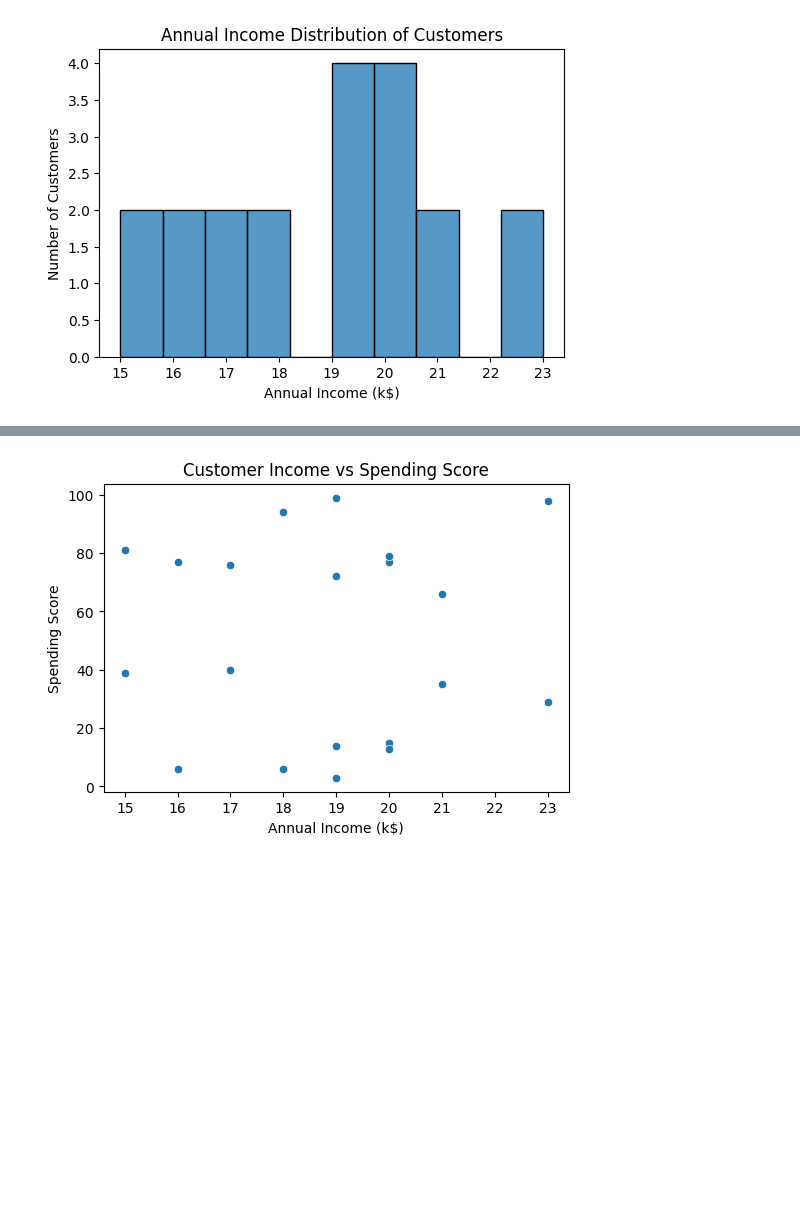
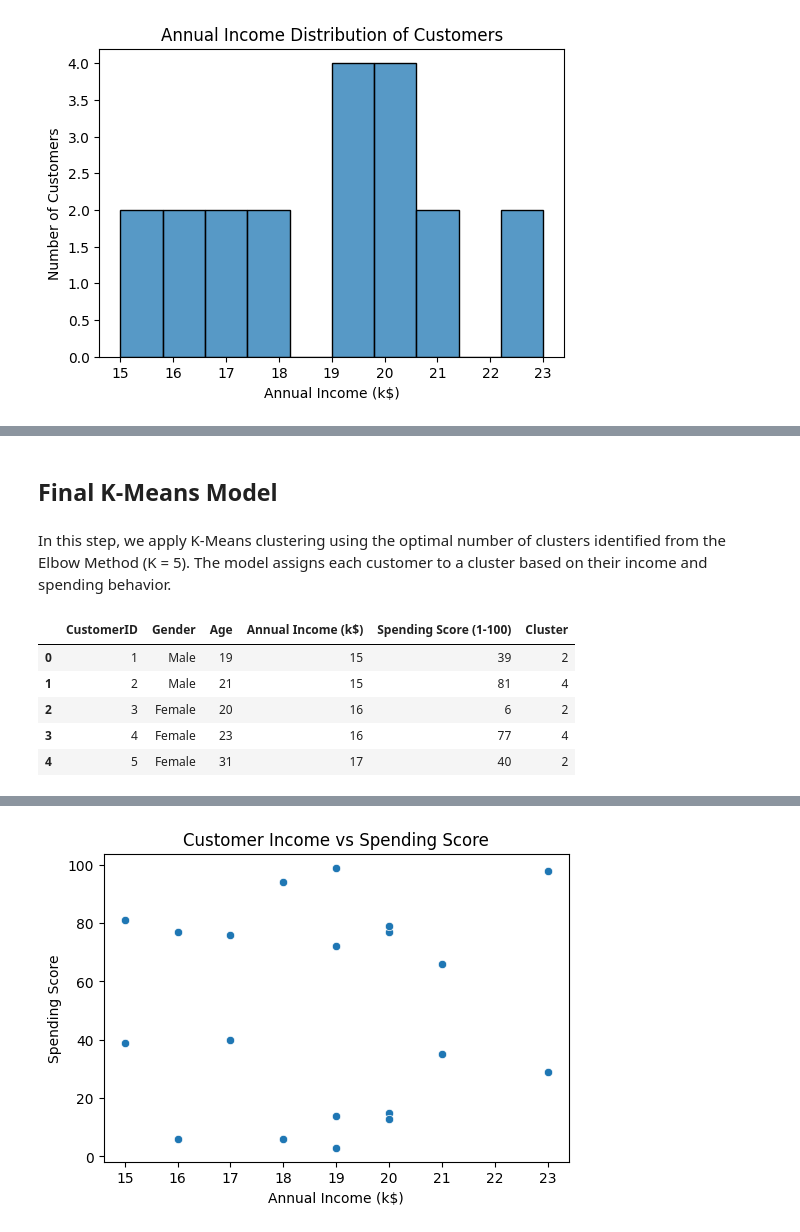
Before and after one commit to eyda-ai/customer-segmentation-capstone, a Jupyter notebook: customer_segmentation.ipynb, the cells around one changed output, grey strips where cells are left out. Saved outputs shown, nothing was run; the diff lists cells and outputs as text; code cells hidden in the pictures; blank space fills up the shorter version.

```diff
--- a/customer_segmentation.ipynb
+++ b/customer_segmentation.ipynb
@@ -71,0 +85,30 @@ plt.show()
+# %% [markdown]
+## Final K-Means Model
+# %% [markdown]
+In this step, we apply K-Means clustering using the optimal number of clusters identified from the Elbow Method (K = 5). The model assigns each customer to a cluster based on their income and spending behavior.
+# %%
+from sklearn.preprocessing import StandardScaler
+from sklearn.cluster import KMeans
+
+# Select features
+X = df[['Annual Income (k$)', 'Spending Score (1-100)']]
+
+# Scale data
+scaler = StandardScaler()
+X_scaled = scaler.fit_transform(X)
+
+# Apply K-Means
+kmeans = KMeans(n_clusters=5, random_state=42)
+y_kmeans = kmeans.fit_predict(X_scaled)
+
+# Add cluster labels
+df['Cluster'] = y_kmeans
+
+df.head()
+# %% [output]
+|  | CustomerID | Gender | Age | Annual Income (k$) | Spending Score (1-100) | Cluster |
+| 0 | 1 | Male | 19 | 15 | 39 | 2 |
+| 1 | 2 | Male | 21 | 15 | 81 | 4 |
+| 2 | 3 | Female | 20 | 16 | 6 | 2 |
+| 3 | 4 | Female | 23 | 16 | 77 | 4 |
+| 4 | 5 | Female | 31 | 17 | 40 | 2 |
```
Also changed, not shown: parts of 16 cells of this notebook, 1 other file.
